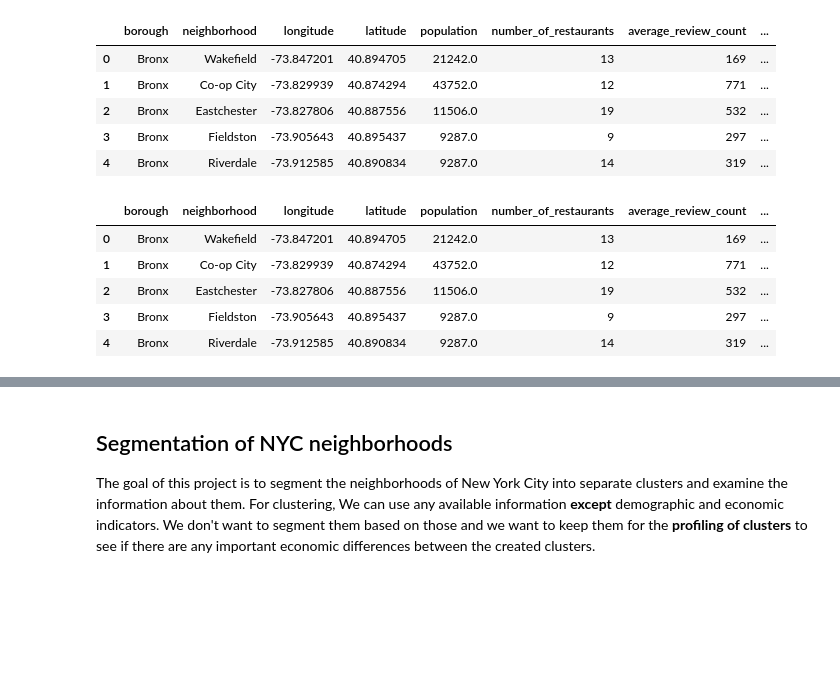
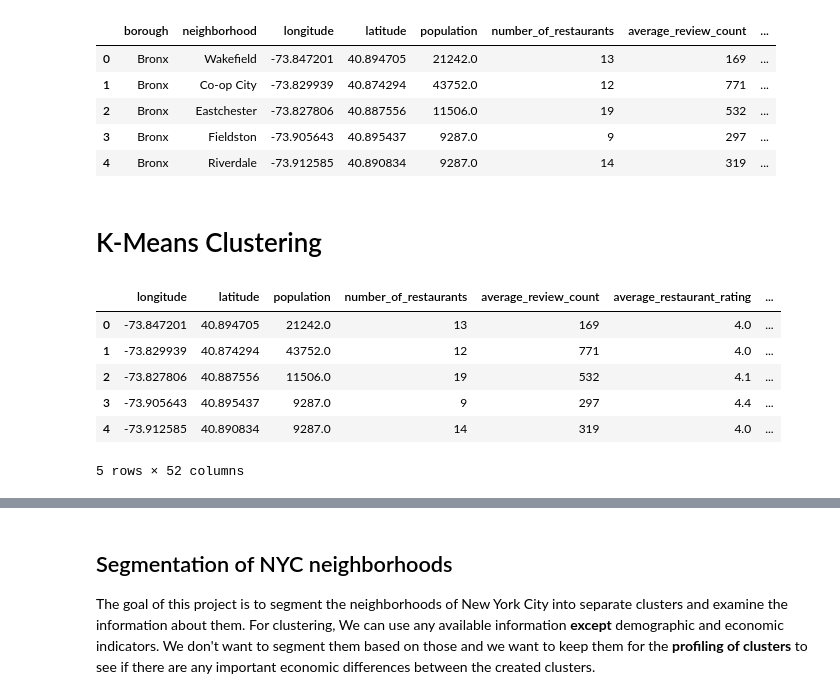
Before and after one commit to ktamkee/NYC_midterm_project, a Jupyter notebook: svc/modeling.ipynb, the cells around one changed output, grey strips where cells are left out. Drawn from its saved outputs; the diff is of its cells as text; code cells hidden in the pictures; blank space fills up the shorter version.

```diff
--- a/svc/modeling.ipynb
+++ b/svc/modeling.ipynb
@@ -25,14 +24,3 @@ data.head()
 | 2 | Bronx | Eastchester | -73.827806 | 40.887556 | 11506.0 | 19 | 532 | ... |
 | 3 | Bronx | Fieldston | -73.905643 | 40.895437 | 9287.0 | 9 | 297 | ... |
 | 4 | Bronx | Riverdale | -73.912585 | 40.890834 | 9287.0 | 14 | 319 | ... |
-# %%
-data['borough_encode'] = data['borough']
-data = data.replace({'borough_encode': {'Bronx': 0, 'Manhattan': 1, 'Brooklyn': 2, 'Queens': 3, 'Staten Island': 4}})
-data.head()
-# %% [output]
-|  | borough | neighborhood | longitude | latitude | population | number_of_restaurants | average_review_count | ... |
-| 0 | Bronx | Wakefield | -73.847201 | 40.894705 | 21242.0 | 13 | 169 | ... |
-| 1 | Bronx | Co-op City | -73.829939 | 40.874294 | 43752.0 | 12 | 771 | ... |
-| 2 | Bronx | Eastchester | -73.827806 | 40.887556 | 11506.0 | 19 | 532 | ... |
-| 3 | Bronx | Fieldston | -73.905643 | 40.895437 | 9287.0 | 9 | 297 | ... |
-| 4 | Bronx | Riverdale | -73.912585 | 40.890834 | 9287.0 | 14 | 319 | ... |
@@ -40,0 +27,2 @@ data_numeric = data[['borough_encode', 'population', 'number_of_restaurants', 'a
+# %% [markdown]
+# K-Means Clustering
@@ -41 +32,18 @@ data_numeric = data[['borough_encode', 'population', 'number_of_restaurants', 'a
+# %%
+data_numeric = data.copy()
+data_numeric = data_numeric.drop(columns='neighborhood', axis = 1)
+
+onehot = pd.get_dummies(data_numeric[['borough', 'yelp_category']], prefix='', prefix_sep='')
+data_numeric = data_numeric.join(onehot)
+
+data_numeric = data_numeric.drop(columns=['borough', 'yelp_category'], axis = 1)
+data_numeric.head()
+# %% [output]
+|  | longitude | latitude | population | number_of_restaurants | average_review_count | average_restaurant_rating | ... |
+| 0 | -73.847201 | 40.894705 | 21242.0 | 13 | 169 | 4.0 | ... |
+| 1 | -73.829939 | 40.874294 | 43752.0 | 12 | 771 | 4.0 | ... |
+| 2 | -73.827806 | 40.887556 | 11506.0 | 19 | 532 | 4.1 | ... |
+| 3 | -73.905643 | 40.895437 | 9287.0 | 9 | 297 | 4.4 | ... |
+| 4 | -73.912585 | 40.890834 | 9287.0 | 14 | 319 | 4.0 | ... |
+5 rows × 52 columns
 # %%
```
Also changed, not shown: parts of 10 cells of this notebook.
